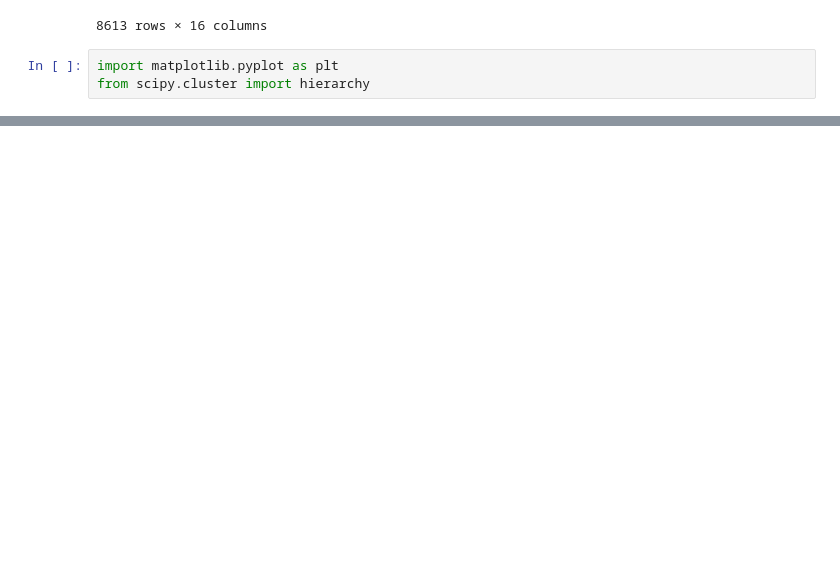
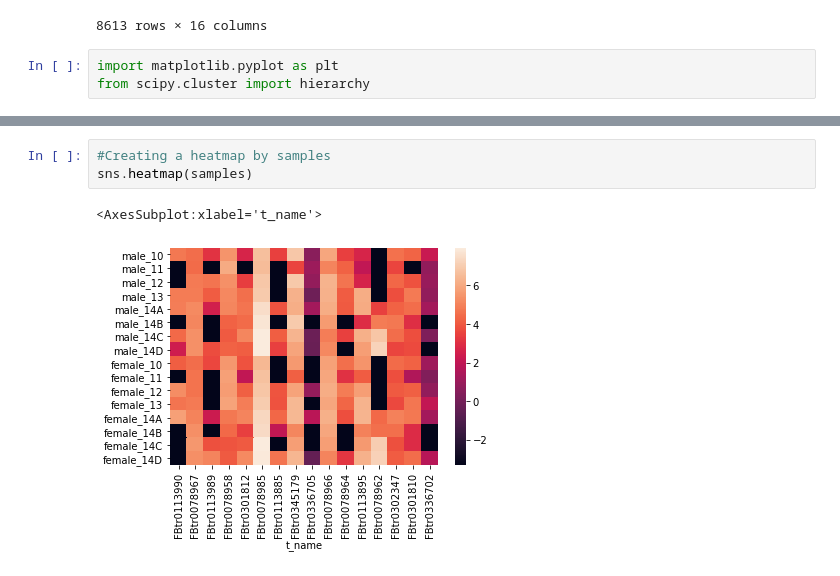
Before and after one commit to Hkhaira1/qbb2021-answers, a Jupyter notebook: week9/Gene_expression.ipynb, the cells around one changed output, grey strips where cells are left out. Cells and saved outputs as stored; diff of their text form; blank space fills up the shorter version.

```diff
--- a/week9/Gene_expression.ipynb
+++ b/week9/Gene_expression.ipynb
@@ -320,0 +180,6 @@ TypeError: can't multiply sequence by non-int of type 'float'
+# %%
+#Creating a heatmap by samples
+sns.heatmap(samples)
+# %% [output]
+<AxesSubplot:xlabel='t_name'>
+[figure, added]
```
Also changed, not shown: parts of 44 cells of this notebook.
